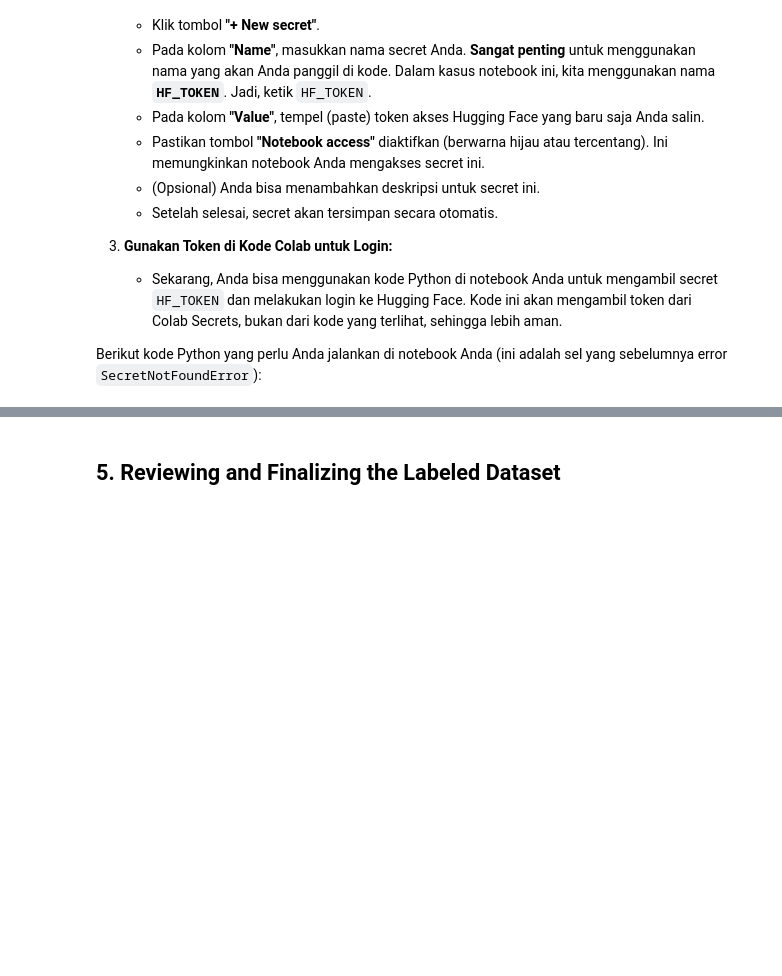
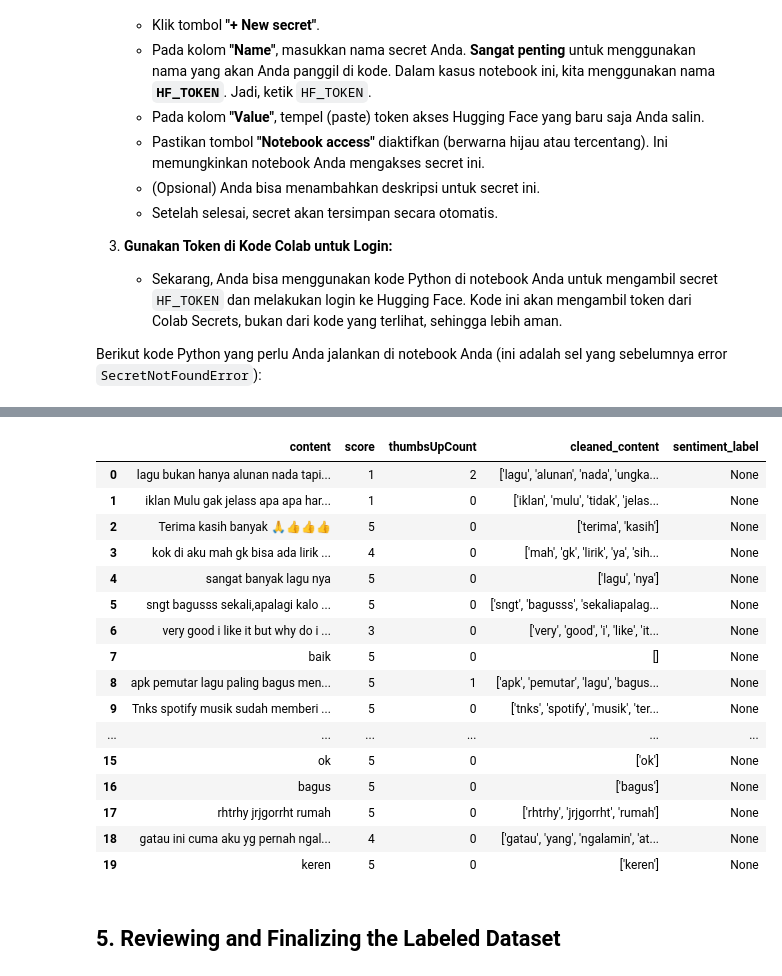
Before and after one commit to notnsas/data-science-capstone-project-college, a Jupyter notebook: notebooks/04_programmatic_labeling_bilingual.ipynb, the cells around one changed output, grey strips where cells are left out. Saved outputs shown, nothing was run; the diff lists cells and outputs as text; code cells hidden in the pictures; blank space fills up the shorter version.

Commit message:
2. Preprocessing for Indonesian Reviews Dataset

```diff
--- a/notebooks/04_programmatic_labeling_bilingual.ipynb
+++ b/notebooks/04_programmatic_labeling_bilingual.ipynb
@@ -113,0 +142,4 @@ Indonesian DataFrame head:
+# %%
+df_id['cleaned_content'] = df_id_cleaned['content'].str.lower()
+print("Indonesian text converted to lowercase.")
+display(df_id_cleaned[['content', 'cleaned_content']].head())
@@ -195,7 +289,8 @@ Login Hugging Face berhasil!
 # Using "w11wo/indonesian-roberta-base-sentiment-classifier" with pipeline.
 # If you encounter issues loading the model, ensure you are authenticated with Hugging Face
 # (e.g., by setting a HF_TOKEN in Colab secrets) or try a different public model.
-model_checkpoint = "w11wo/indonesian-roberta-base-sentiment-classifier"
+# model_checkpoint = "w11wo/indonesian-roberta-base-sentiment-classifier"
+model_checkpoint = "mdhugol/indonesia-bert-sentiment-classification"
 
 # Load the sentiment analysis pipeline
 try:
@@ -286,7 +381,7 @@ def label_indonesian_sentiment(text):
 df_id['sentiment_label'] = None
 
 # Apply Transformer labeling to Indonesian reviews
-df_id['sentiment_label'] = df_id['content'].progress_apply(label_indonesian_sentiment)
+df_id['sentiment_label'] = df_id['cleaned_content'].progress_apply(label_indonesian_sentiment)
 
 # Check how many Indonesian reviews were labeled
 print(f"Number of Indonesian reviews labeled: {df_id['sentiment_label'].notna().sum()}")
@@ -297,3 +413,23 @@ display(df_id[['content', 'sentiment_label']].head())
+# %%
+df_id.head(20)
+# %% [output]
+|  | content | score | thumbsUpCount | cleaned_content | sentiment_label |
+| 0 | lagu bukan hanya alunan nada tapi... | 1 | 2 | ['lagu', 'alunan', 'nada', 'ungka... | None |
+| 1 | iklan Mulu gak jelass apa apa har... | 1 | 0 | ['iklan', 'mulu', 'tidak', 'jelas... | None |
+| 2 | Terima kasih banyak 🙏👍👍👍 | 5 | 0 | ['terima', 'kasih'] | None |
+| 3 | kok di aku mah gk bisa ada lirik ... | 4 | 0 | ['mah', 'gk', 'lirik', 'ya', 'sih... | None |
+| 4 | sangat banyak lagu nya | 5 | 0 | ['lagu', 'nya'] | None |
+| 5 | sngt bagusss sekali,apalagi kalo ... | 5 | 0 | ['sngt', 'bagusss', 'sekaliapalag... | None |
+| 6 | very good i like it but why do i ... | 3 | 0 | ['very', 'good', 'i', 'like', 'it... | None |
+| 7 | baik | 5 | 0 | [] | None |
+| 8 | apk pemutar lagu paling bagus men... | 5 | 1 | ['apk', 'pemutar', 'lagu', 'bagus... | None |
+| 9 | Tnks spotify musik sudah memberi ... | 5 | 0 | ['tnks', 'spotify', 'musik', 'ter... | None |
+| ... | ... | ... | ... | ... | ... |
+| 15 | ok | 5 | 0 | ['ok'] | None |
+| 16 | bagus | 5 | 0 | ['bagus'] | None |
+| 17 | rhtrhy jrjgorrht rumah | 5 | 0 | ['rhtrhy', 'jrjgorrht', 'rumah'] | None |
+| 18 | gatau ini cuma aku yg pernah ngal... | 4 | 0 | ['gatau', 'yang', 'ngalamin', 'at... | None |
+| 19 | keren | 5 | 0 | ['keren'] | None |
 # %% [markdown]
 ## **5. Reviewing and Finalizing the Labeled Dataset**
 # %%
```
Also changed, not shown: parts of 23 cells of this notebook.
